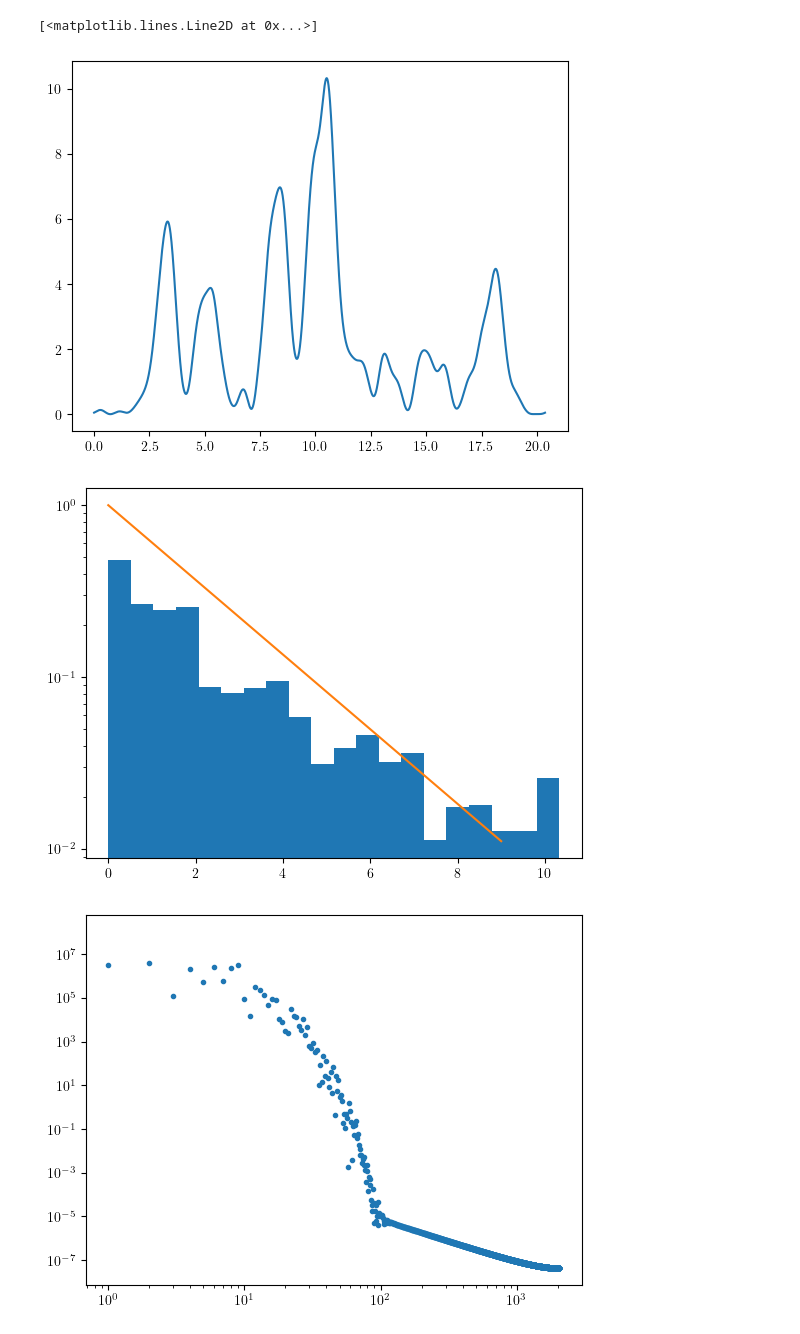
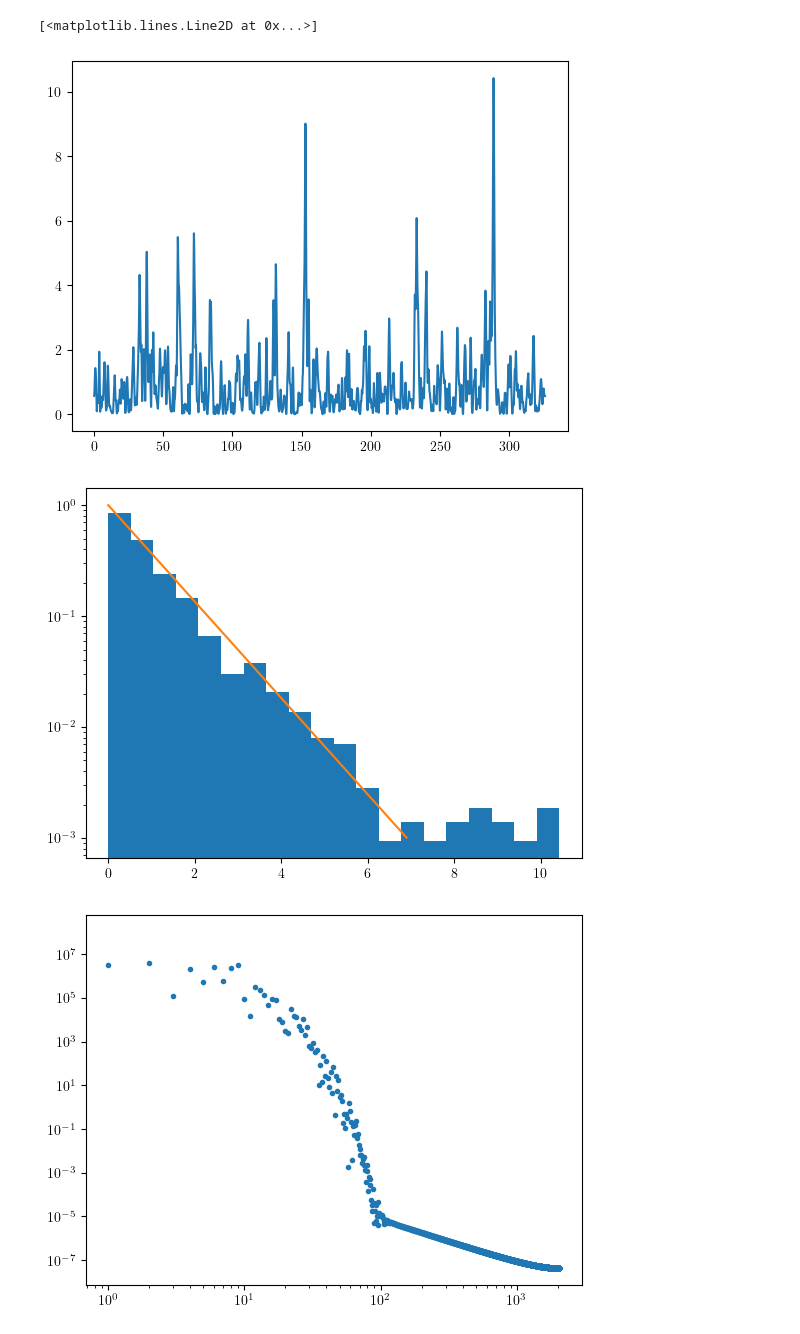
Before and after one commit to hjkim0620/ULDM_HarmonicOscillator, a Jupyter notebook: ULDM_HarmonicOscillator.ipynb, the cells around one changed output. Cells and saved outputs as stored; diff of their text form; code cells hidden in the pictures.

```diff
--- a/ULDM_HarmonicOscillator.ipynb
+++ b/ULDM_HarmonicOscillator.ipynb
@@ -23,7 +23,7 @@ from ULDM_Simulator import ULDM_Simulator
 
 plt.rcParams['text.usetex'] = True
 # %%
-sim = ULDM_Simulator(L=8)
+sim = ULDM_Simulator(L=32, kJ=1e-3)
 sim.solve()
 # %%
 #### LARGEDENSITY FLUCTUATION SEEMS TO HAPPEN TOO OFTEN ####
@@ -31,14 +31,14 @@ sim.solve()
 plt.plot(sim.time, sim.rho)
 # %% [output]
 [<matplotlib.lines.Line2D at 0x...>]
-[figure, old version]
+[figure, new version]
 # %%
 plt.hist(sim.rho, density=True,bins=20)
-plt.plot(np.exp(-np.arange(0,10)/2))
-# plt.ylim(0.0, 0.5)
+plt.plot(np.arange(0,7,0.1), np.exp(-np.arange(0,7,0.1)))
+# plt.ylim(0.2, 1)
 plt.yscale('log')
 # %% [output]
-[figure, old version]
+[figure, new version]
 # %%
 plt.plot((np.abs(fftn(sim.rho))**2)[:len(sim.rho)//2],'.')
 plt.xscale('log')
```
Also changed, not shown: parts of 2 cells of this notebook, 1 other file.
